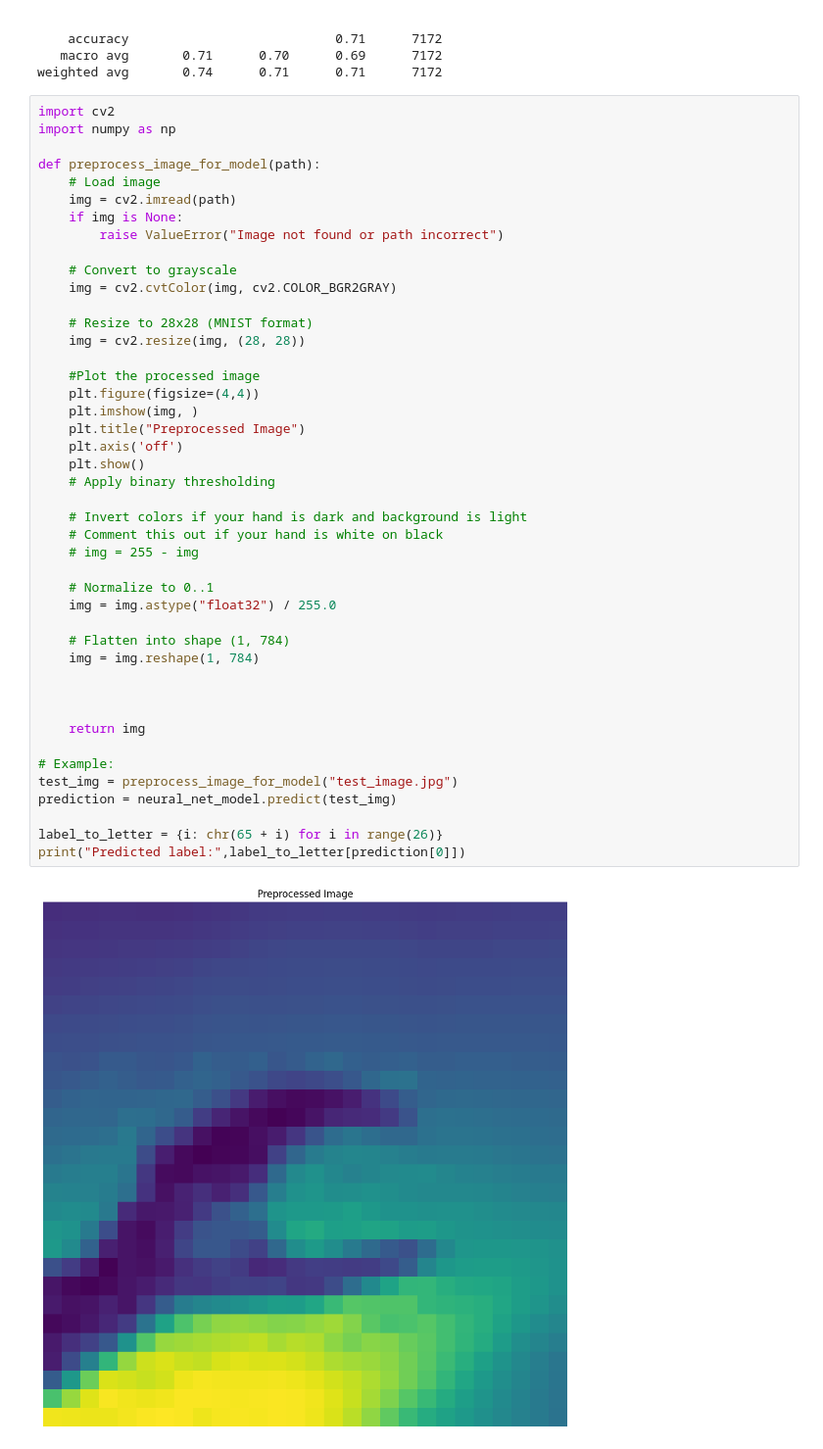
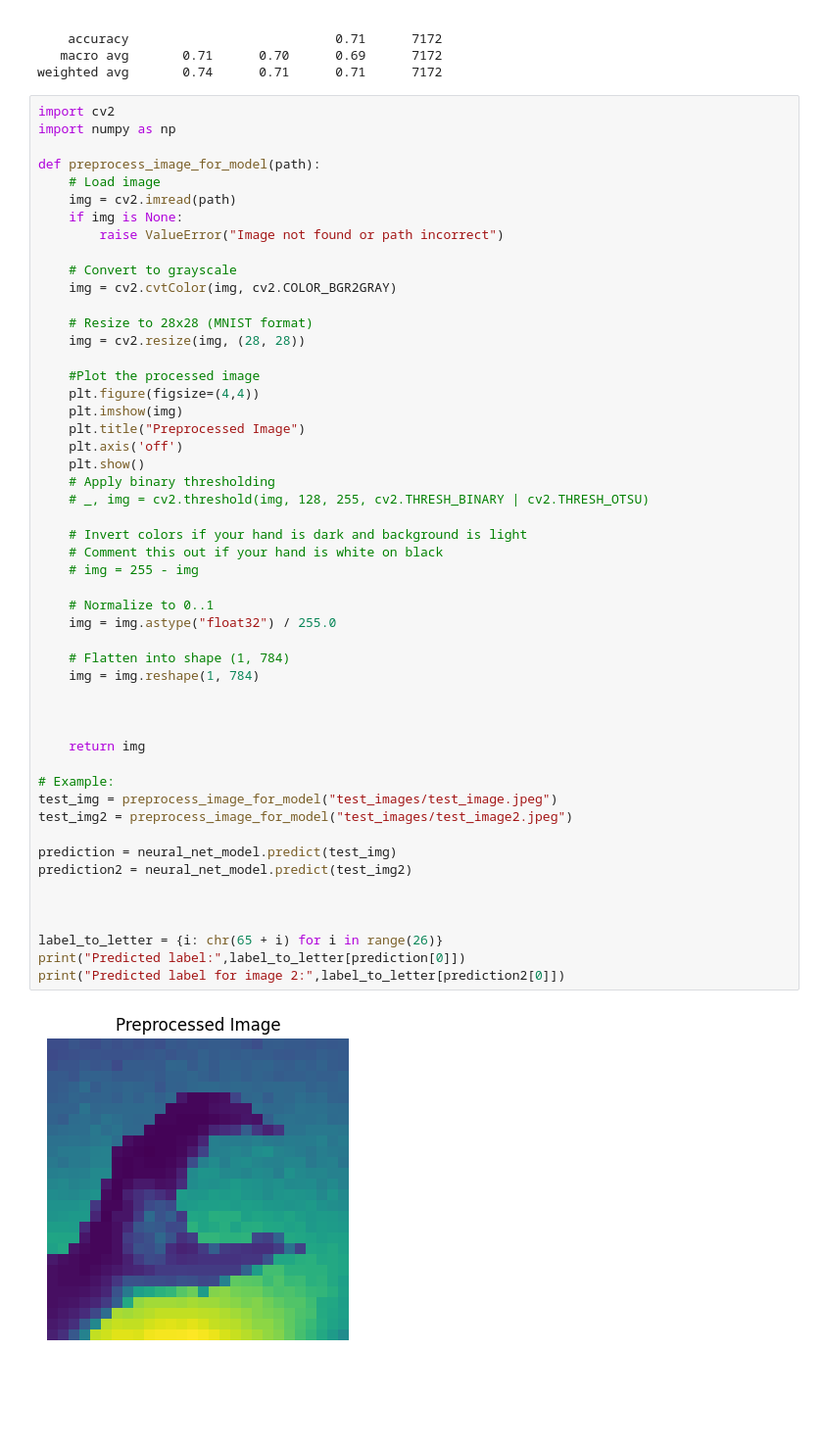
Before and after one commit to eleftheriaa/American-Sign-Language-Detection, a Jupyter notebook: nn/git_MNIST.ipynb, the cells around one changed output. Shown: that part at 98% size. Saved outputs shown, nothing was run; the diff lists cells and outputs as text; blank space fills up the shorter version.

```diff
--- a/nn/git_MNIST.ipynb
+++ b/nn/git_MNIST.ipynb
@@ -267,33 +267,40 @@ def preprocess_image_for_model(path):
     # Resize to 28x28 (MNIST format)
     img = cv2.resize(img, (28, 28))
 
     #Plot the processed image
     plt.figure(figsize=(4,4))
-    plt.imshow(img, )
+    plt.imshow(img)
     plt.title("Preprocessed Image")
     plt.axis('off')
     plt.show()
     # Apply binary thresholding
+    # _, img = cv2.threshold(img, 128, 255, cv2.THRESH_BINARY | cv2.THRESH_OTSU)
 
     # Invert colors if your hand is dark and background is light
     # Comment this out if your hand is white on black
     # img = 255 - img
 
     # Normalize to 0..1
     img = img.astype("float32") / 255.0
 
     # Flatten into shape (1, 784)
     img = img.reshape(1, 784)
 
 
 
     return img
 
 # Example:
-test_img = preprocess_image_for_model("test_image.jpg")
+test_img = preprocess_image_for_model("test_images/test_image.jpeg")
+test_img2 = preprocess_image_for_model("test_images/test_image2.jpeg")
+
 prediction = neural_net_model.predict(test_img)
+prediction2 = neural_net_model.predict(test_img2)
+
+
 
 label_to_letter = {i: chr(65 + i) for i in range(26)}
 print("Predicted label:",label_to_letter[prediction[0]])
+print("Predicted label for image 2:",label_to_letter[prediction2[0]])
 # %% [output]
-[figure, old version]
+[figure, new version]
```
Also changed, not shown: parts of 1 cell of this notebook.
